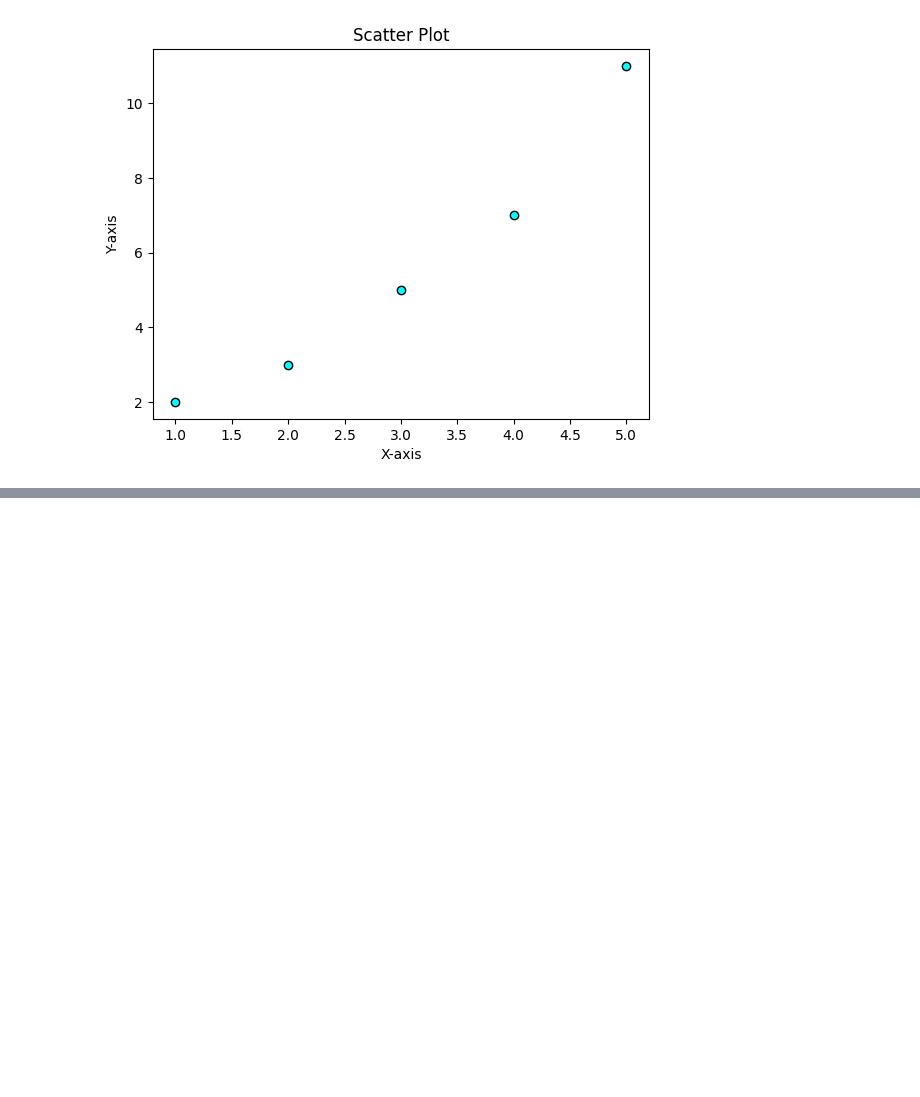
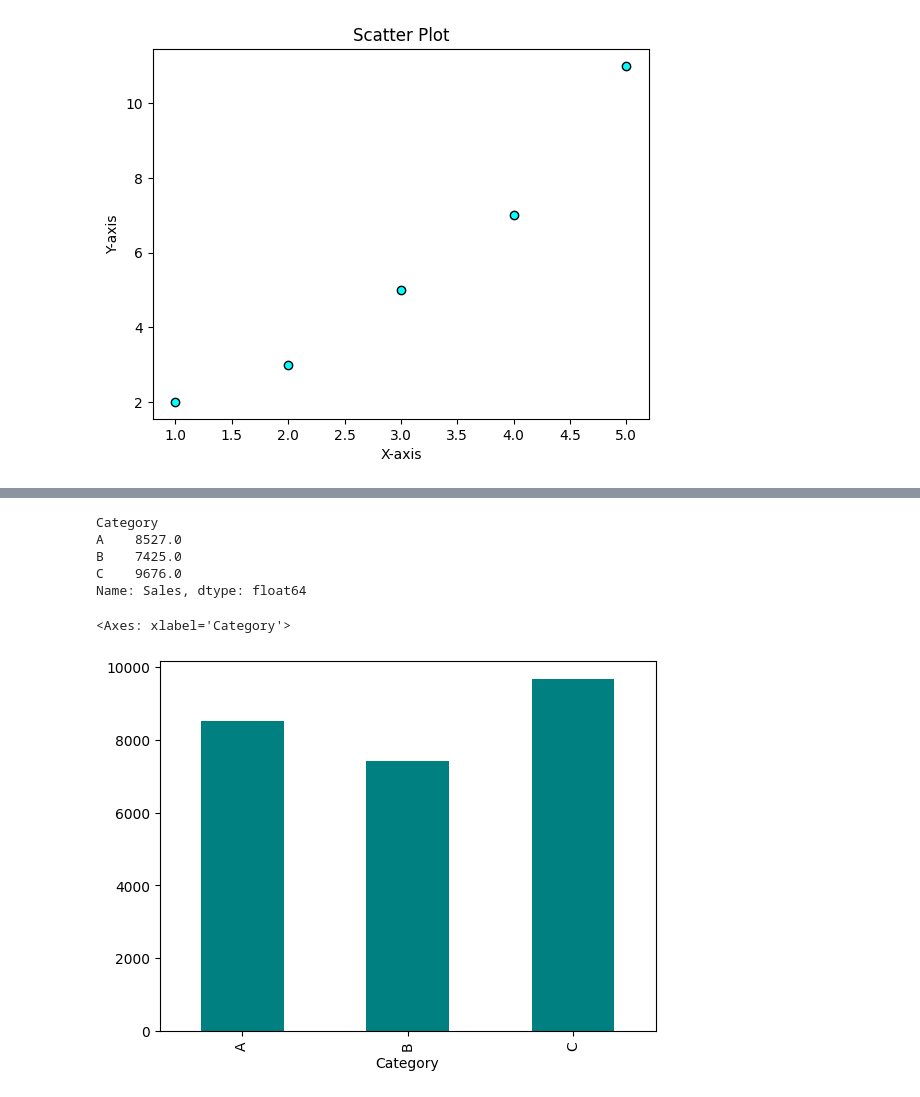
Before and after one commit to Abhishek05-03/data-analyst, a Jupyter notebook: python/matplotlib.ipynb, the cells around one changed output, grey strips where cells are left out. Drawn from its saved outputs; the diff is of its cells as text; code cells hidden in the pictures; blank space fills up the shorter version.

```diff
--- a/python/matplotlib.ipynb
+++ b/python/matplotlib.ipynb
@@ -121,0 +149,10 @@ plt.show()
+# %%
+# sales data visualization
+
+import pandas as pd
+import matplotlib.pyplot as plt
+
+# Sample sales data
+
+sales_data_df = pd.read_csv("data.csv")
+sales_data_df.head(5)
@@ -121,0 +182,15 @@ plt.show()
+# %%
+# total sales by product category
+category_sales = sales_data_df.groupby("Category")["Sales"].sum()
+print(category_sales)
+# %% [output]
+Category
+A    8527.0
+B    7425.0
+C    9676.0
+Name: Sales, dtype: float64
+# %%
+category_sales.plot(kind='bar', color='teal')
+# %% [output]
+<Axes: xlabel='Category'>
+[figure, added]
```
Also changed, not shown: parts of 3 cells of this notebook.
